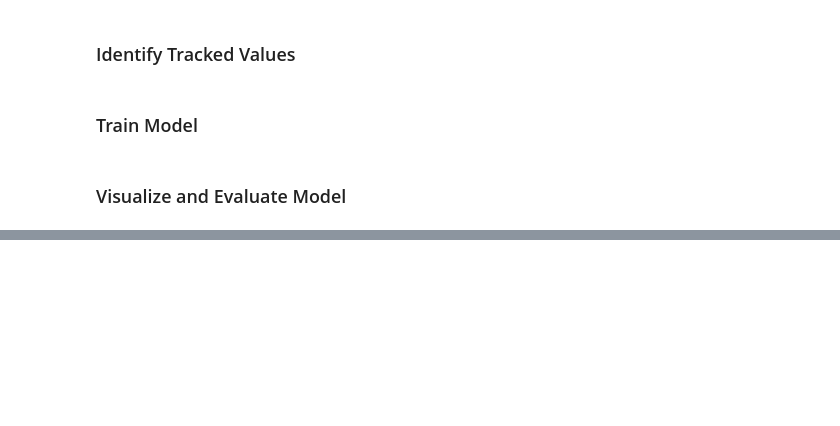
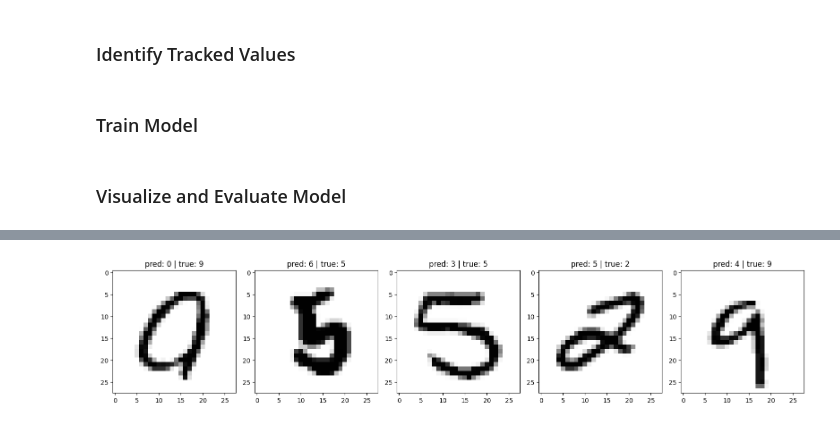
Before and after one commit to itsnaka/phys_417, a Jupyter notebook: lab_03/Lab3_Nate_Chaoweeraprasit.ipynb, the cells around one changed output, grey strips where cells are left out. Saved outputs shown, nothing was run; the diff lists cells and outputs as text; code cells hidden in the pictures; blank space fills up the shorter version.

```diff
--- a/lab_03/Lab3_Nate_Chaoweeraprasit.ipynb
+++ b/lab_03/Lab3_Nate_Chaoweeraprasit.ipynb
@@ -269,5 +265,22 @@ Testing Accuracy: nan
 # %%
 # Plot 5 incorrectly classified testing samples and print the model predictions for each of them
 # You can use np.reshape() to convert flattened 1D array (768,) -> (28, 28)
 
-# YOUR CODE HERE
+with torch.no_grad():
+    val_outputs = model(val_inputs)
+    prediction = torch.argmax(val_outputs, dim=1)
+
+# fetch index of incorrect classifications
+incorrect_index = (prediction != val_targets).nonzero(as_tuple=True)[0]
+
+plt.figure(figsize = (16, 10))
+
+for i in range(5):
+    plt.subplot(1, 5, i+1)
+    plt.imshow(val_inputs[incorrect_index[i]].reshape(28, 28), cmap = 'Greys')
+    plt.title(f"pred: {prediction[incorrect_index[i]].item()} | true: {val_targets[incorrect_index[i]].item()}")
+
+plt.tight_layout()
+plt.show()
+# %% [output]
+[figure, added]
```
Also changed, not shown: parts of 8 cells of this notebook, 9 other files.
